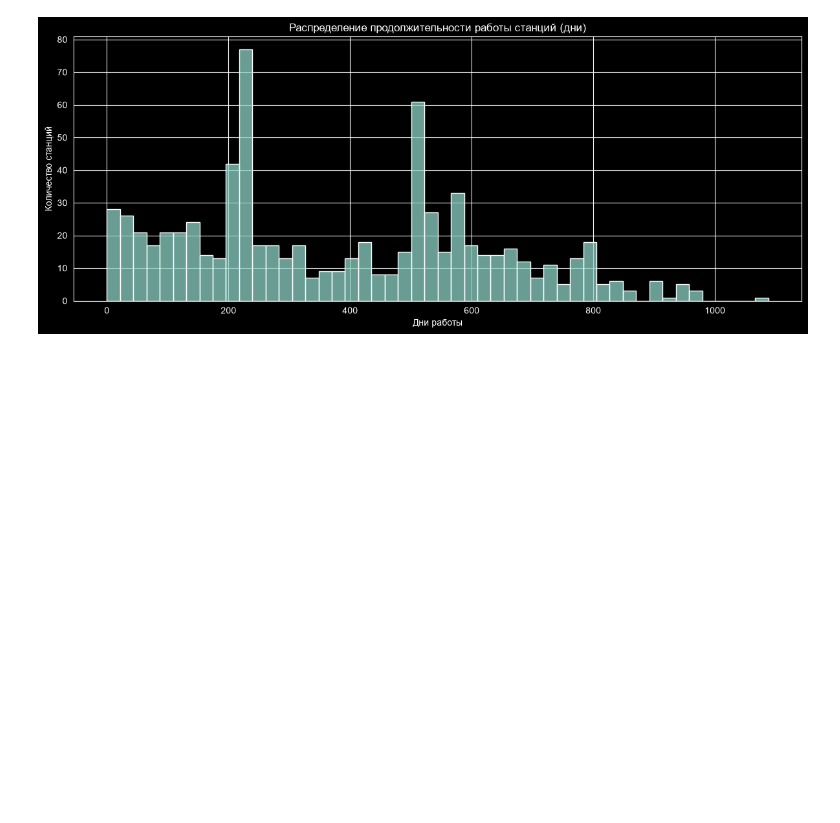
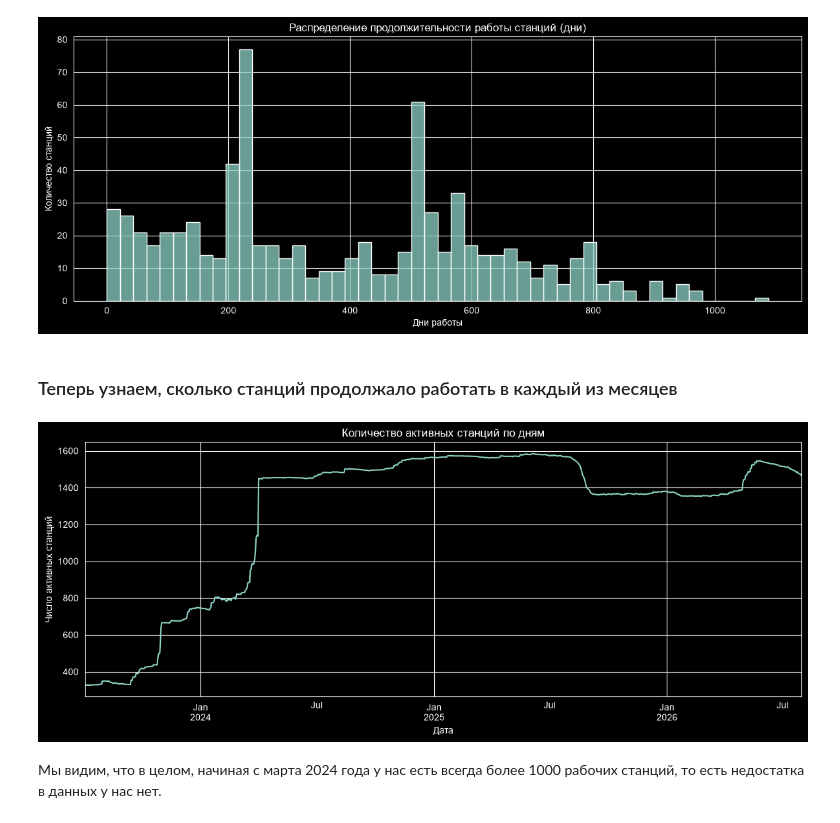
Before and after one commit to vlad-271828/Forecasting_sales, a Jupyter notebook: 1)EDA/2) Exploring_data/1. Visualize_data.ipynb, the cells around one changed output. Drawn from its saved outputs; the diff is of its cells as text; code cells hidden in the pictures; blank space fills up the shorter version.

```diff
--- a/1)EDA/2) Exploring_data/1. Visualize_data.ipynb
+++ b/1)EDA/2) Exploring_data/1. Visualize_data.ipynb
@@ -82,3 +82,16 @@ plt.tight_layout()
 plt.show()
 # %% [output]
 [figure]
+# %% [markdown]
+### Теперь узнаем, сколько станций продолжало работать в каждый из месяцев
+# %%
+active_per_day = train_sparse.groupby('date')['station_id'].nunique()
+
+active_per_day.plot(figsize=(14,5), title='Количество активных станций по дням')
+plt.xlabel('Дата')
+plt.ylabel('Число активных станций')
+plt.show()
+# %% [output]
+[figure, added]
+# %% [markdown]
+Мы видим, что в целом, начиная с марта 2024 года у нас есть всегда более 1000 рабочих станций, то есть недостатка в данных у нас нет.
```
Also changed, not shown: 1 other file.
